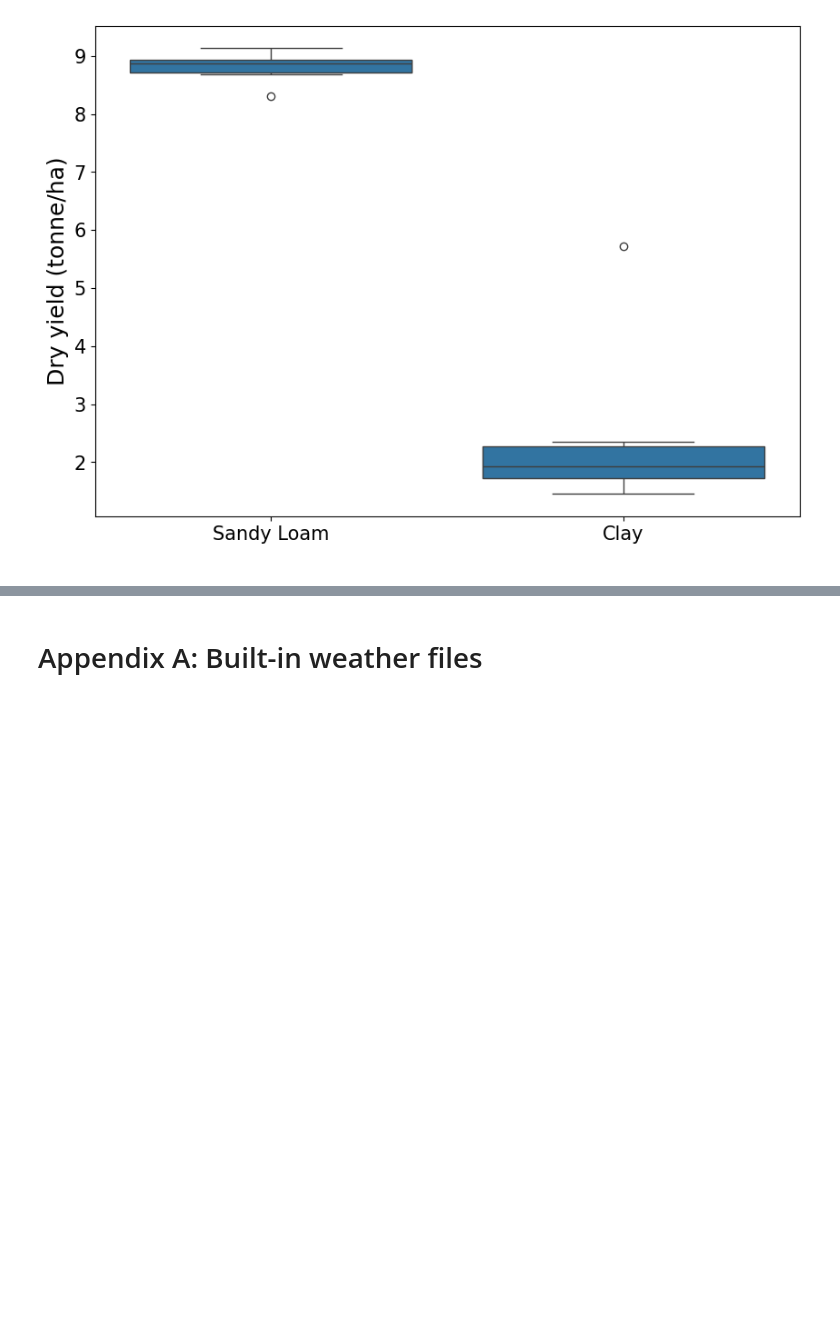
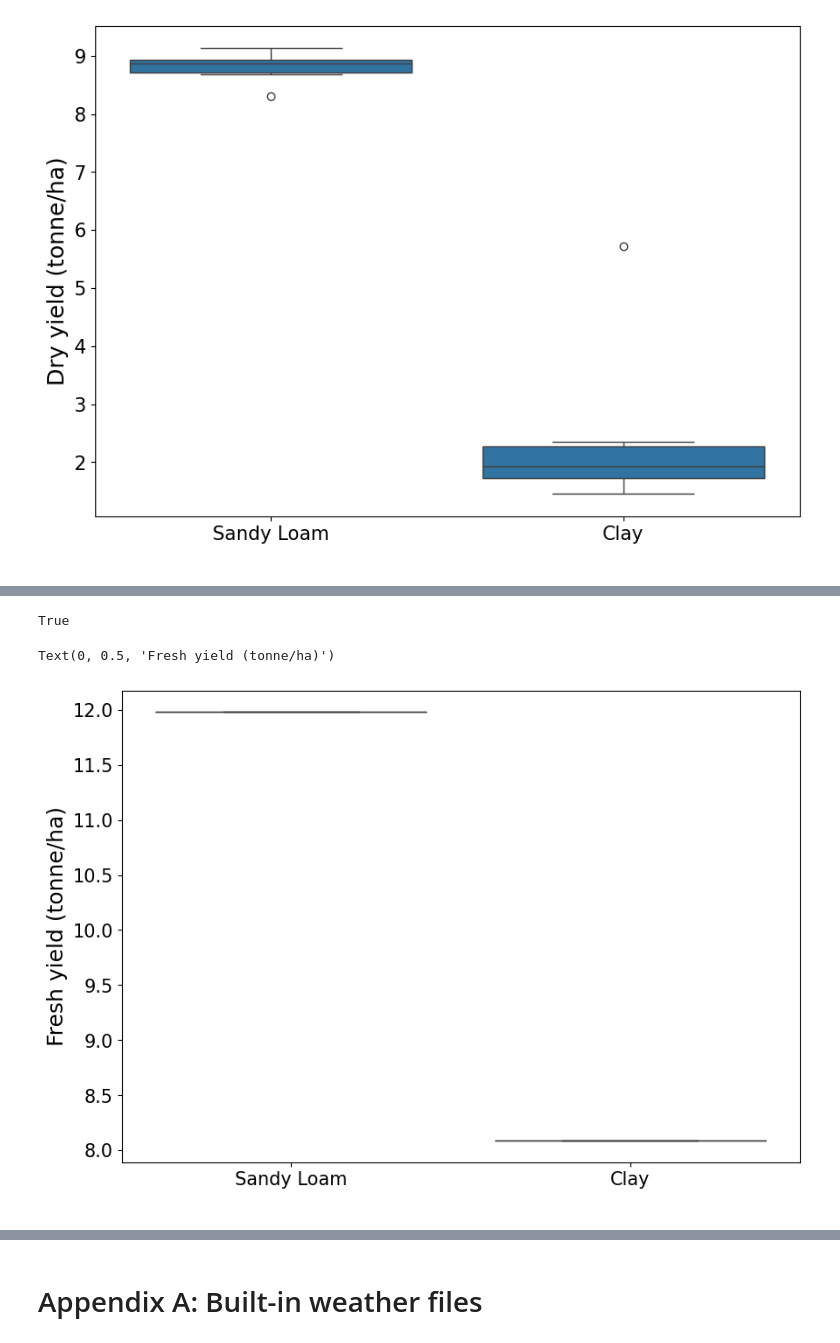
Before and after one commit to jcvl-udg/collab_notebooks, a Jupyter notebook: AquaCrop_OSPy_Notebook_1.ipynb, the cells around one changed output, grey strips where cells are left out. Saved outputs shown, nothing was run; the diff lists cells and outputs as text; code cells hidden in the pictures; blank space fills up the shorter version.

Commit message:
6 seasons on Champion, Nebraska with Clay and SandyLoam Soils between dates. Crop: Maize IWC: FC Weather: champion_climate.txt (built-in)

```diff
--- a/AquaCrop_OSPy_Notebook_1.ipynb
+++ b/AquaCrop_OSPy_Notebook_1.ipynb
@@ -275,0 +286,62 @@ Text(0, 0.5, 'Dry yield (tonne/ha)')
+# %%
+from aquacrop import IrrigationManagement
+#Irrigacion de temporal
+irr = IrrigationManagement(irrigation_method=0)   # 0 = rain-fed
+#Crop elegido: Maiz --- Clima utilizado: Champion, Nebraska
+maizito = Crop('Maize', planting_date='05/01') # mayo para mas calor
+filepath2=get_filepath('champion_climate.txt')
+weather_data2 = prepare_weather(filepath2)
+
+
+maiz_model_clay = AquaCropModel(
+    sim_start_time=f'{1982}/05/01',
+    sim_end_time=f'{1982}/10/31',
+    weather_df=weather_data2,
+    soil=Soil('Clay'),
+    crop=maizito,
+    initial_water_content=InitWC,
+    irrigation_management=irr      # add this
+)
+maiz_model_clay.run_model(till_termination=True)
+
+maiz_model_sandy = AquaCropModel(
+    sim_start_time=f'{1982}/05/01',
+    sim_end_time=f'{1982}/10/31',
+    weather_df=weather_data2,
+    soil=Soil('SandyLoam'),
+    crop=maizito,
+    initial_water_content=InitWC,
+    irrigation_management=irr      # and this
+)
+maiz_model_sandy.run_model(till_termination=True)
+# %% [output]
+True
+# %%
+names=['Sandy Loam','Clay']
+
+#combine our two output files
+dflist_3=[maiz_model_sandy._outputs.final_stats,
+        maiz_model_clay._outputs.final_stats]
+
+outlist_3=[]
+for i in range(len(dflist_3)): # go through our two output files
+    temp = pd.DataFrame(dflist_3[i]['Fresh yield (tonne/ha)']) # extract the seasonal yield data
+    temp['label']=names[i] # add the soil type label
+    outlist_3.append(temp) # save processed results
+
+# combine results
+all_outputs_3 = pd.concat(outlist_3,axis=0)
+# %%
+#create figure #3
+fig_3,ax_3=plt.subplots(1,1,figsize=(10,7),)
+
+# create box plot
+sns.boxplot(data=all_outputs_3,x='label',y='Fresh yield (tonne/ha)',ax=ax_3,)
+
+# labels and font sizes
+ax_3.tick_params(labelsize=15)
+ax_3.set_xlabel(' ')
+ax_3.set_ylabel('Fresh yield (tonne/ha)',fontsize=18)
+# %% [output]
+Text(0, 0.5, 'Fresh yield (tonne/ha)')
+[figure, added]
```
Also changed, not shown: parts of 4 cells of this notebook.
